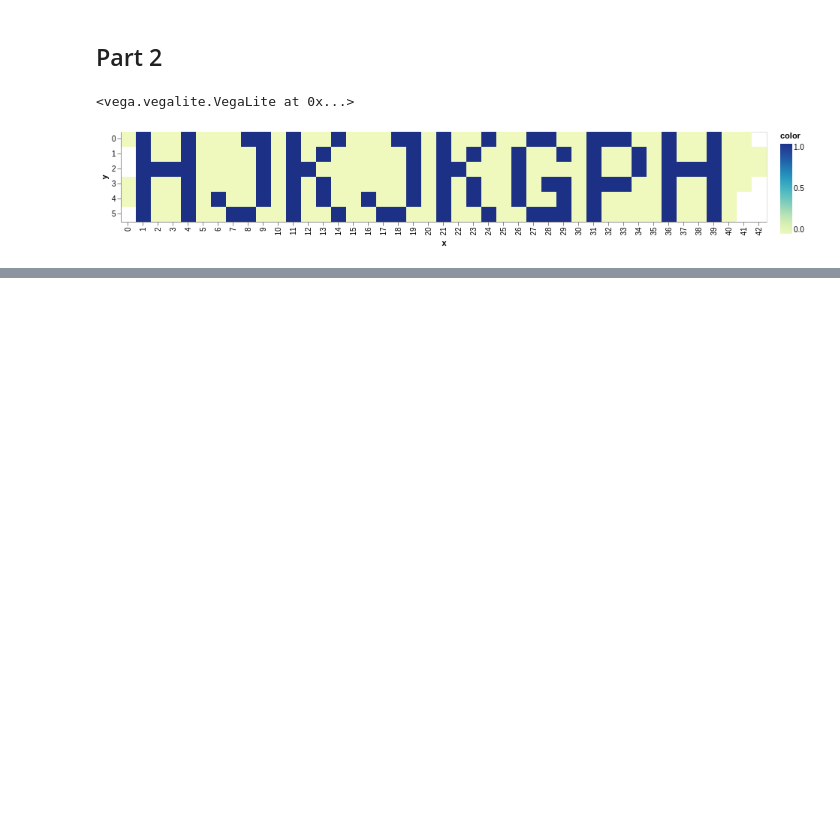
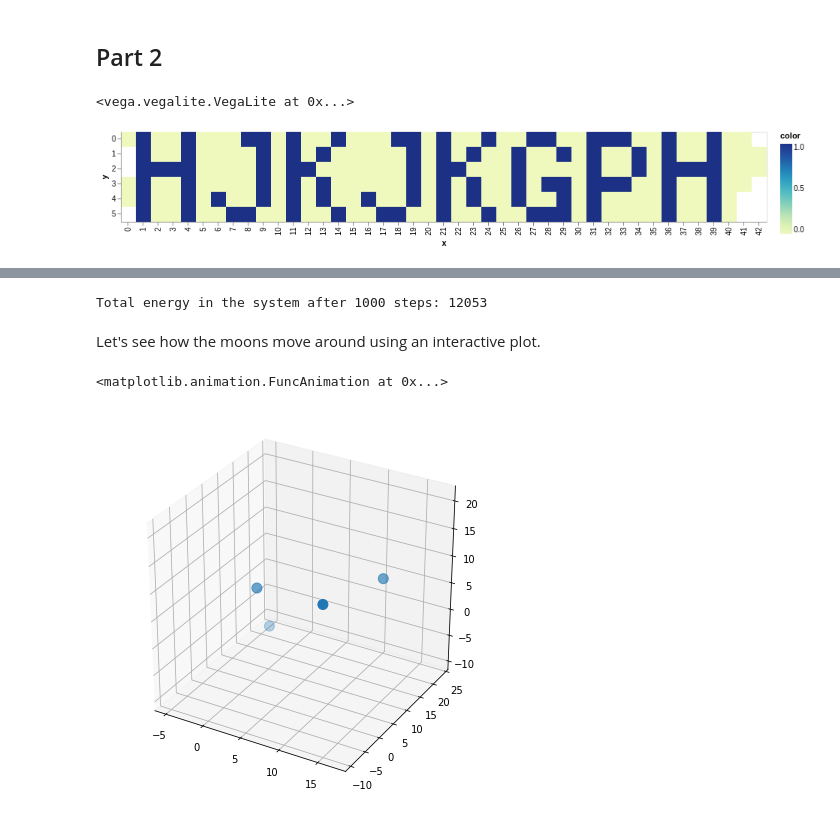
Before and after one commit to BeatrizBL/Adventofcode_2019, a Jupyter notebook: notebooks/Challenge_executions.ipynb, the cells around one changed output, grey strips where cells are left out. Drawn from its saved outputs; the diff is of its cells as text; code cells hidden in the pictures; blank space fills up the shorter version.

```diff
--- a/notebooks/Challenge_executions.ipynb
+++ b/notebooks/Challenge_executions.ipynb
@@ -328,0 +339,21 @@ day11.paint_registration_id(program)
+# %%
+positions = pd.DataFrame({'x': [-2, 16, 0, 11],
+                          'y': [9, 19, 3, 0],
+                          'z': [-5, 9, 6, 11]})
+# %%
+n = 1000
+energy = day12.compute_system_energy(positions, steps=n)
+print(f'Total energy in the system after {n} steps: {energy}')
+# %% [output]
+Total energy in the system after 1000 steps: 12053
+# %% [markdown]
+Let's see how the moons move around using an interactive plot.
+# %%
+import matplotlib
+%matplotlib inline
+matplotlib.rcParams['animation.writer'] = 'ffmpeg' # Needs to be intalled in the system!
+matplotlib.rc('animation', html='html5')
+day12.animate_system(positions, steps=100)
+# %% [output]
+<matplotlib.animation.FuncAnimation at 0x...>
+[figure, added]
```
Also changed, not shown: parts of 3 cells of this notebook, 1 other file.
